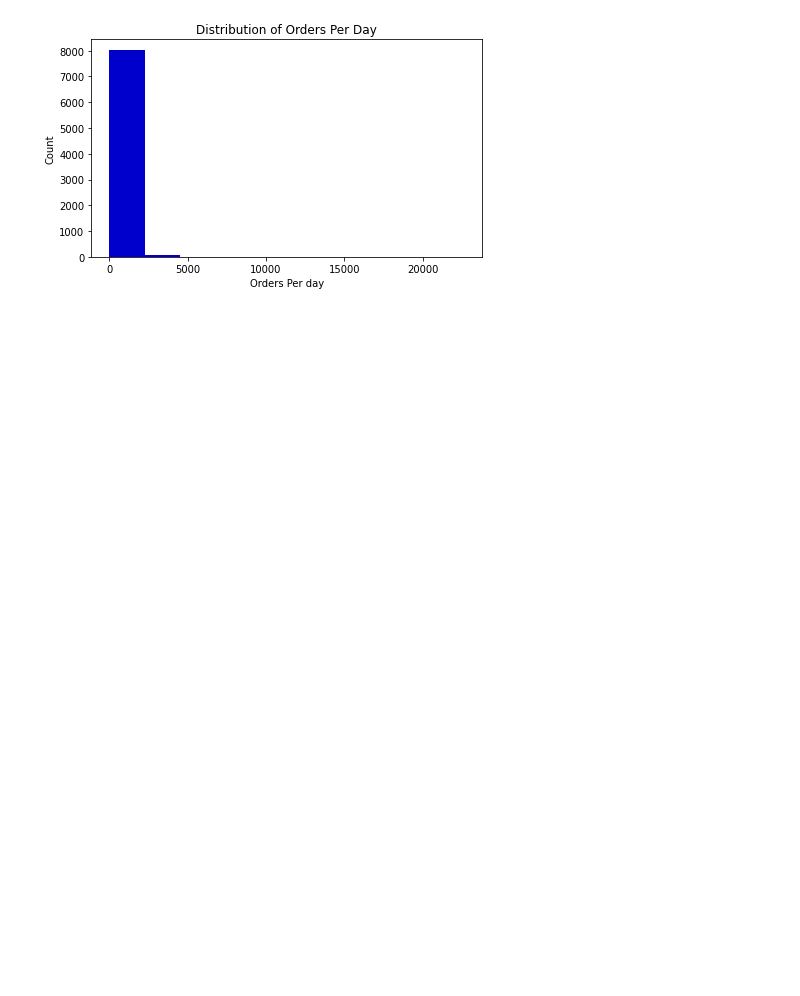
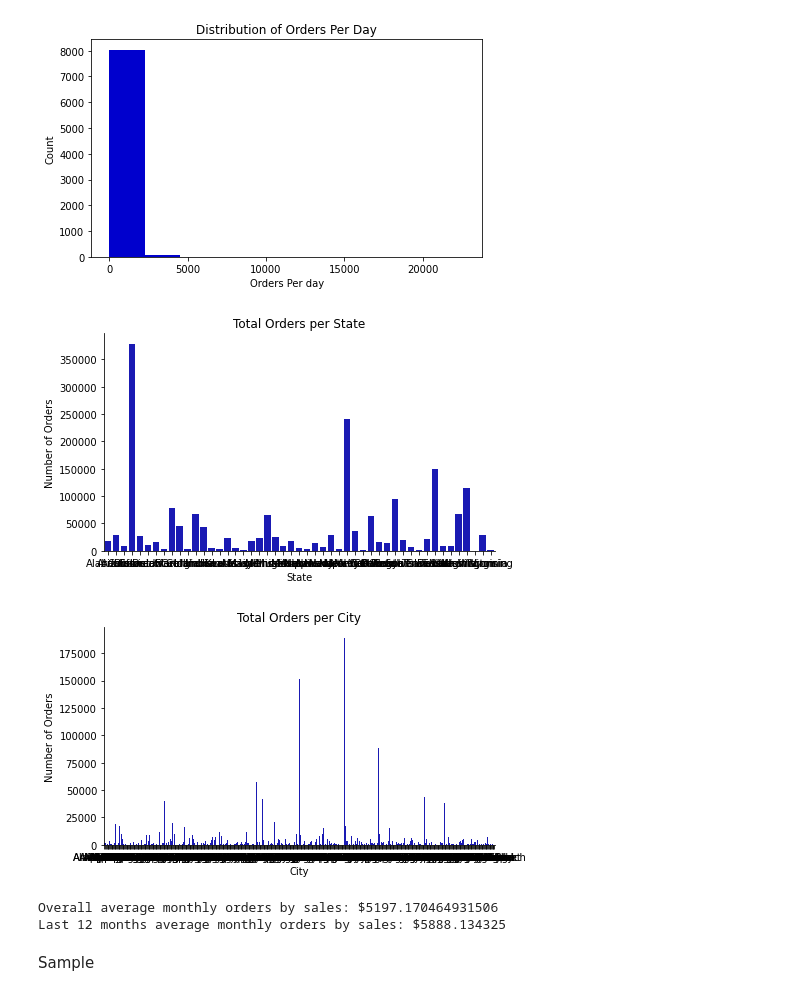
Before and after one commit to YlmRdm/order-forecaster, a Jupyter notebook: notebooks/01-preprocess.ipynb, the cells around one changed output. Drawn from its saved outputs; the diff is of its cells as text; code cells hidden in the pictures; blank space fills up the shorter version.

```diff
--- a/notebooks/01-preprocess.ipynb
+++ b/notebooks/01-preprocess.ipynb
@@ -73,3 +75,5 @@ orders_duration(order_data)
 # %% [output]
 1336 days
 3.66027397260274 years
+# %%
+order_data['sales'] = order_data['sales'].astype(np.int64)
@@ -85,3 +111,41 @@ def orders_per_day():
 orders_per_day()
 # %% [output]
 [figure]
+# %%
+class ordersBy():
+    def orders_per_state():
+        by_state = order_data.groupby('state')['sales'].sum().reset_index()
+
+        fig, ax = plt.subplots(figsize=(7,4))
+        sns.barplot(by_state.state, by_state.sales, color='mediumblue')
+
+        ax.set(xlabel = "State", ylabel = "Number of Orders", title = "Total Orders per State")
+        sns.despine()
+
+    def orders_per_city():
+        by_city = order_data.groupby('city')['sales'].sum().reset_index()
+
+        fig, ax = plt.subplots(figsize=(7,4))
+        sns.barplot(by_city.city, by_city.sales, color='mediumblue')
+
+        ax.set(xlabel = "City", ylabel = "Number of Orders", title = "Total Orders per City")
+        sns.despine()
+
+    orders_per_state()
+    orders_per_city()
+# %% [output]
+[figure, added]
+[figure, added]
+# %%
+# Average Monthly Orders
+avg_monthly_orders = monthly_df.sales.mean()
+print(f"Overall average monthly orders by sales: ${avg_monthly_orders}")
+
+#Last 12 months (this will be the forecasted orders)
+avg_monthly_orders_12month = monthly_df.sales[-12:].mean()
+print(f"Last 12 months average monthly orders by sales: ${avg_monthly_orders_12month}")
+# %% [output]
+Overall average monthly orders by sales: $5197.170464931506
+Last 12 months average monthly orders by sales: $5888.134325
+# %% [markdown]
+Sample
```
Also changed, not shown: parts of 10 cells of this notebook, 1 other file.
